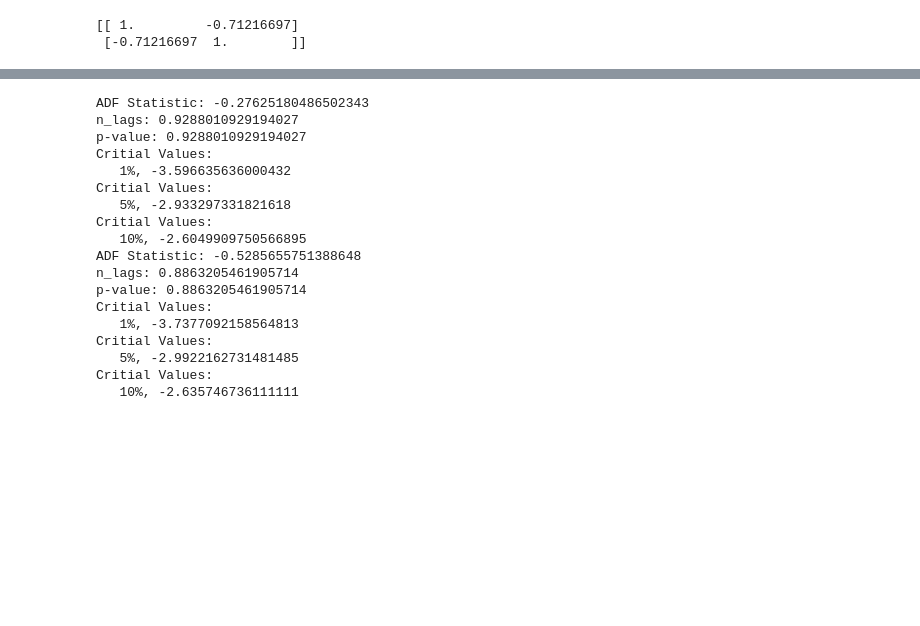
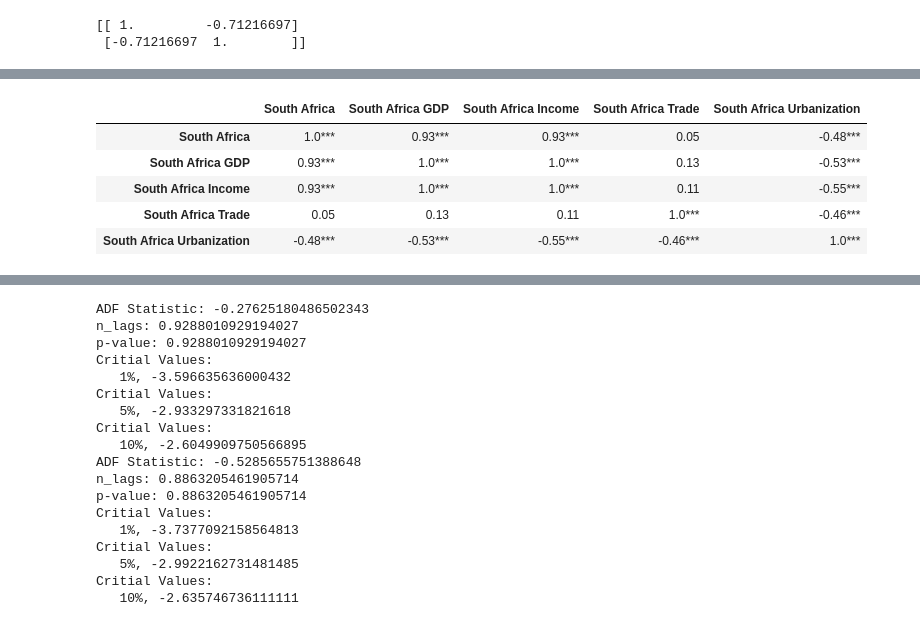
Before and after one commit to TimDommett/MSc-Applied-Economics---Testing-the-Environmental-Kuznets-Curve-EKC-, a Jupyter notebook: Analysis/test.ipynb, the cells around one changed output, grey strips where cells are left out. Drawn from its saved outputs; the diff is of its cells as text; code cells hidden in the pictures; blank space fills up the shorter version.

```diff
--- a/Analysis/test.ipynb
+++ b/Analysis/test.ipynb
@@ -865,0 +874,12 @@ United Kingdom Urbanization              0.336932                     1.000000
+# %%
+rho = territorial_sa_emissions.corr()
+pval = territorial_sa_emissions.corr(method=lambda x, y: pearsonr(x, y)[1]) - np.eye(*rho.shape)
+p = pval.applymap(lambda x: ''.join(['*' for t in [0.01,0.05,0.1] if x<=t]))
+rho.round(2).astype(str) + p
+# %% [output]
+|  | South Africa | South Africa GDP | South Africa Income | South Africa Trade | South Africa Urbanization |
+| South Africa | 1.0*** | 0.93*** | 0.93*** | 0.05 | -0.48*** |
+| South Africa GDP | 0.93*** | 1.0*** | 1.0*** | 0.13 | -0.53*** |
+| South Africa Income | 0.93*** | 1.0*** | 1.0*** | 0.11 | -0.55*** |
+| South Africa Trade | 0.05 | 0.13 | 0.11 | 1.0*** | -0.46*** |
+| South Africa Urbanization | -0.48*** | -0.53*** | -0.55*** | -0.46*** | 1.0*** |
```
Also changed, not shown: parts of 5 cells of this notebook, 2 other files.
